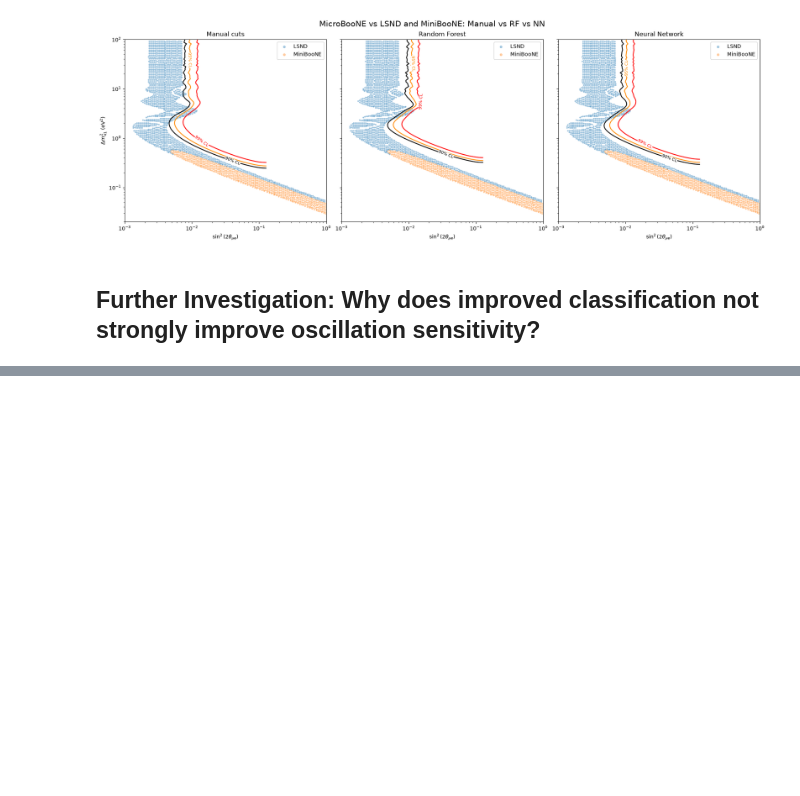
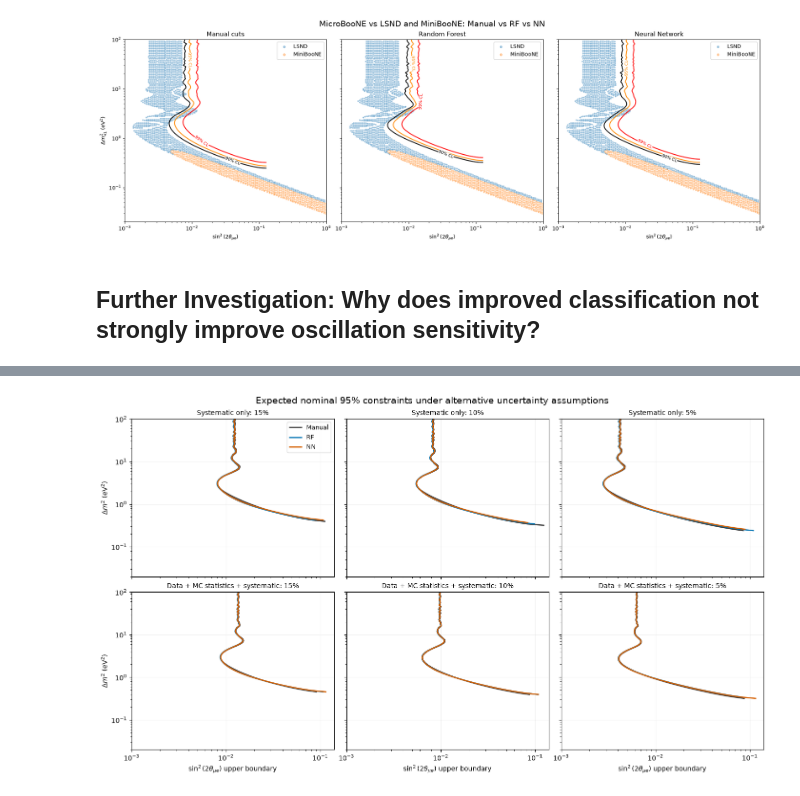
Before and after one commit to CanonicaliTY/uboone_lab_student_copy, a Jupyter notebook: ML_selection.ipynb, the cells around one changed output, grey strips where cells are left out. Cells and saved outputs as stored; diff of their text form; code cells hidden in the pictures; blank space fills up the shorter version.

```diff
--- a/ML_selection.ipynb
+++ b/ML_selection.ipynb
@@ -1107,0 +1743,82 @@ Saved figure: output/ml_selection/observed_ex14_manual_vs_rf_vs_nn.png
+# %%
+# Absolute expected limits: changing f and adding statistics are separate comparisons
+fig, axes = plt.subplots(2, 3, figsize=(14, 8), sharex=True, sharey=True, layout="constrained")
+for row, mode in enumerate(["sys_only", "combined"]):
+    for column, fraction in enumerate(w9_fractions):
+        ax = axes[row, column]
+        for name in w9_names:
+            curve = w9_limits.loc[(w9_limits["mode"] == mode)
+                & (w9_limits["systematic_fraction"] == fraction) & (w9_limits["selection"] == name)]
+            ax.plot(curve["amplitude_mue_95"], curve["dm2"], color=w9_colours[name], label=name, lw=1.8)
+        ax.set_xscale("log")
+        ax.set_yscale("log")
+        ax.set_xlim(1e-3, 0.14)
+        ax.set_ylim(0.02, 100)
+        ax.grid(alpha=0.15)
+        ax.set_title(f"{'Systematic only' if mode == 'sys_only' else 'Data + MC statistics + systematic'}: {fraction:.0%}", fontsize=10)
+        if row == 1: ax.set_xlabel(r"$\sin^2(2\theta_{\mu e})$ upper boundary")
+        if column == 0: ax.set_ylabel(r"$\Delta m^2$ (eV$^2$)")
+        if row == 0 and column == 0: ax.legend(fontsize=9)
+fig.suptitle("Expected nominal 95% constraints under alternative uncertainty assumptions", fontsize=14)
+w9_save_figure(fig, "uncertainty_expected_contours.png")
+
+# Relative limits isolate whether ML benefits more as the uncertainty is reduced
+fig, axes = plt.subplots(1, 3, figsize=(14, 4.5), sharex=True, sharey=True, layout="constrained")
+for ax, fraction in zip(axes, w9_fractions):
+    for name in ["RF", "NN"]:
+        for mode, style in [("sys_only", "--"), ("combined", "-")]:
+            curve = w9_limits.loc[(w9_limits["mode"] == mode)
+                & (w9_limits["systematic_fraction"] == fraction) & (w9_limits["selection"] == name)]
+            ax.plot(curve["dm2"], curve["mue_limit_ratio_to_manual"], style,
+                    color=w9_colours[name], lw=1.7, label=f"{name}: {'sys only' if mode == 'sys_only' else 'combined'}")
+    ax.axhline(1, color="0.5", lw=1)
+    ax.set_xscale("log")
+    ax.set_xlim(0.4, 100)
+    ax.set_ylim(0.75, 1.4)
+    ax.set_title(f"Systematic fraction = {fraction:.0%}")
+    ax.set_xlabel(r"$\Delta m^2$ (eV$^2$)")
+    ax.grid(alpha=0.18)
+axes[0].set_ylabel("Appearance-amplitude limit / manual limit")
+axes[0].legend(fontsize=8)
+fig.suptitle("Relative expected sensitivity: below 1 means a stronger ML limit", fontsize=13)
+w9_save_figure(fig, "uncertainty_relative_ml_gain.png")
+
+# Identify where systematic or statistical terms dominate the baseline variance
+w9_variance_rows = []
+fig, axes = plt.subplots(1, 3, figsize=(14, 4.4), sharex=True, sharey=True, layout="constrained")
+for ax, name in zip(axes, w9_names):
+    sample = w9_samples[name]
+    for fraction, style in zip(w9_fractions, ["-", "--", ":"]):
+        syst = (fraction * sample["baseline"])**2
+        total = sample["baseline"] + sample["mc_sumw2"] + syst
+        share = w9_ratio(syst, total)
+        ax.stairs(100 * share, w9_edges, baseline=None, ls=style, lw=1.8, label=f"{fraction:.0%} systematic")
+        for b in range(len(w9_centres)):
+            w9_variance_rows.append({
+                "selection": name, "systematic_fraction": fraction,
+                "energy_low": w9_edges[b], "energy_high": w9_edges[b+1],
+                "data_variance": sample["baseline"][b], "mc_variance": sample["mc_sumw2"][b],
+                "systematic_variance": syst[b], "systematic_share": share[b],
+                "effective_mc_count": w9_ratio(sample["baseline"]**2, sample["mc_sumw2"])[b],
+            })
+    ax.set_title(name)
+    ax.set_xlabel("Reconstructed energy (GeV)")
+    ax.set_ylim(0, 100)
+    ax.grid(alpha=0.15)
+axes[0].set_ylabel("Systematic share of total variance (%)")
+axes[-1].legend(fontsize=9)
+fig.suptitle("Uncertainty budget at the no-oscillation reference", fontsize=14)
+w9_save_figure(fig, "uncertainty_variance_budget.png")
+w9_variance_table = pd.DataFrame(w9_variance_rows)
+w9_variance_table.to_csv(w9_dir / "tables" / "bin_variance_budget.csv", index=False)
+
+# Report a compact set of masses, including the pure statistical floor (f=0)
+w9_report_masses = [w9_dm_values[np.argmin(abs(w9_dm_values - mass))] for mass in [0.5, 1, 3, 10, 30]]
+w9_limit_summary = w9_limits.loc[w9_limits["dm2"].isin(w9_report_masses)].copy()
+w9_limit_summary.to_csv(w9_dir / "tables" / "representative_expected_limits.csv", index=False)
+print(w9_limit_summary.loc[(w9_limit_summary["mode"] == "combined")
+    & (w9_limit_summary["dm2"] == w9_report_masses[1]),
+    ["selection", "systematic_fraction", "dm2", "amplitude_mue_95", "mue_limit_ratio_to_manual"]
+].round(5).to_string(index=False))
+# %% [output]
+[figure, added]
```
Also changed, not shown: parts of 19 cells of this notebook, 21 other files.
